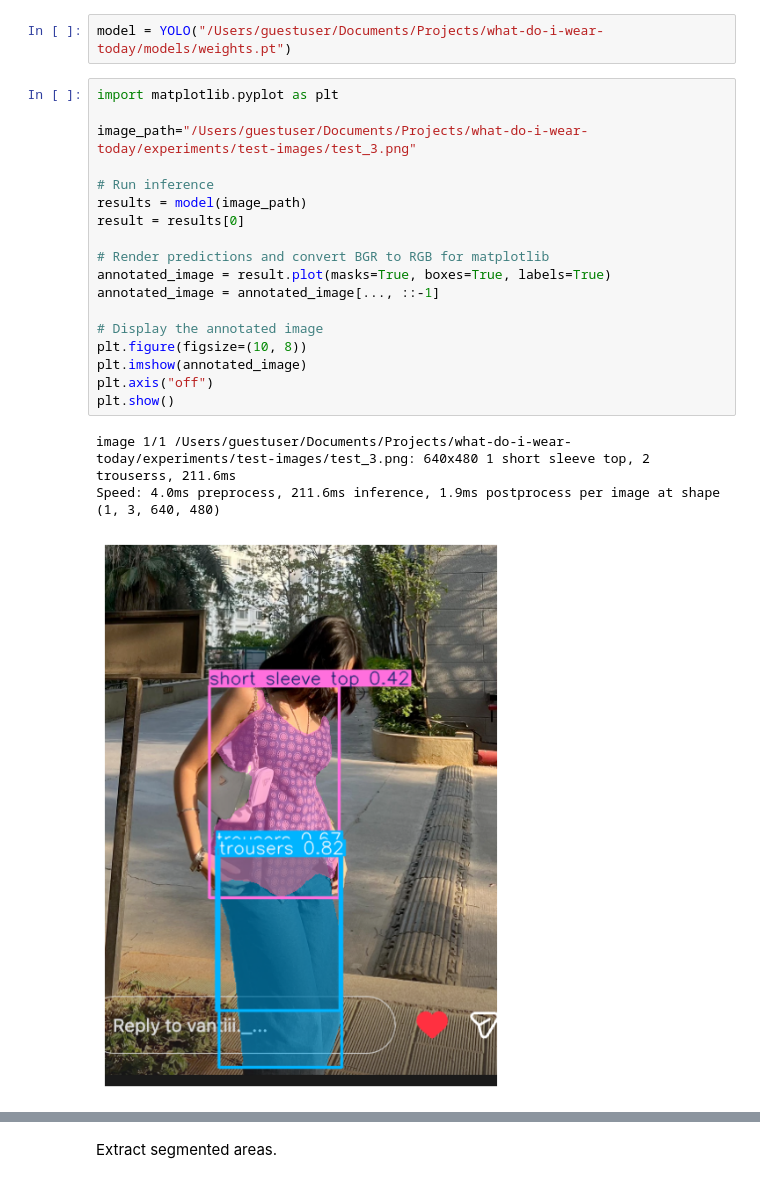
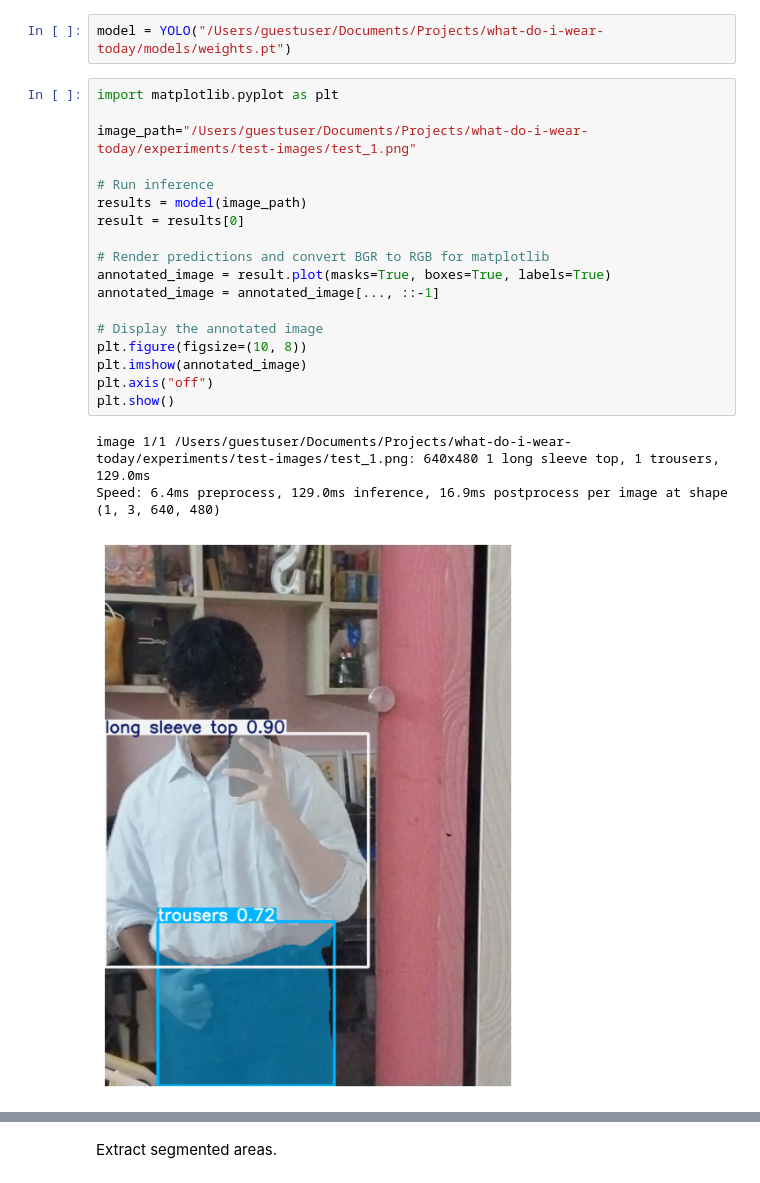
Before and after one commit to fourtysevencode/what-do-i-wear-today, a Jupyter notebook: experiments/inference.ipynb, the cells around one changed output, grey strips where cells are left out. Saved outputs shown, nothing was run; the diff lists cells and outputs as text.

```diff
--- a/experiments/inference.ipynb
+++ b/experiments/inference.ipynb
@@ -5,25 +5,25 @@ model = YOLO("/Users/guestuser/Documents/Projects/what-do-i-wear-today/models/we
 # %%
 import matplotlib.pyplot as plt
 
-image_path="/Users/guestuser/Documents/Projects/what-do-i-wear-today/experiments/test-images/test_3.png"
+image_path="/Users/guestuser/Documents/Projects/what-do-i-wear-today/experiments/test-images/test_1.png"
 
 # Run inference
 results = model(image_path)
 result = results[0]
 
 # Render predictions and convert BGR to RGB for matplotlib
 annotated_image = result.plot(masks=True, boxes=True, labels=True)
 annotated_image = annotated_image[..., ::-1]
 
 # Display the annotated image
 plt.figure(figsize=(10, 8))
 plt.imshow(annotated_image)
 plt.axis("off")
 plt.show()
 # %% [output]
-image 1/1 /Users/guestuser/Documents/Projects/what-do-i-wear-today/experiments/test-images/test_3.png: 640x480 1 short sleeve top, 2 trouserss, 211.6ms
-Speed: 4.0ms preprocess, 211.6ms inference, 1.9ms postprocess per image at shape (1, 3, 640, 480)
+image 1/1 /Users/guestuser/Documents/Projects/what-do-i-wear-today/experiments/test-images/test_1.png: 640x480 1 long sleeve top, 1 trousers, 129.0ms
+Speed: 6.4ms preprocess, 129.0ms inference, 16.9ms postprocess per image at shape (1, 3, 640, 480)
-[figure, old version]
+[figure, new version]
 # %%
 # Export the loaded YOLO model to ONNX format
 onnx_path = model.export(
```
Also changed, not shown: parts of 3 cells of this notebook, 2 other files.
